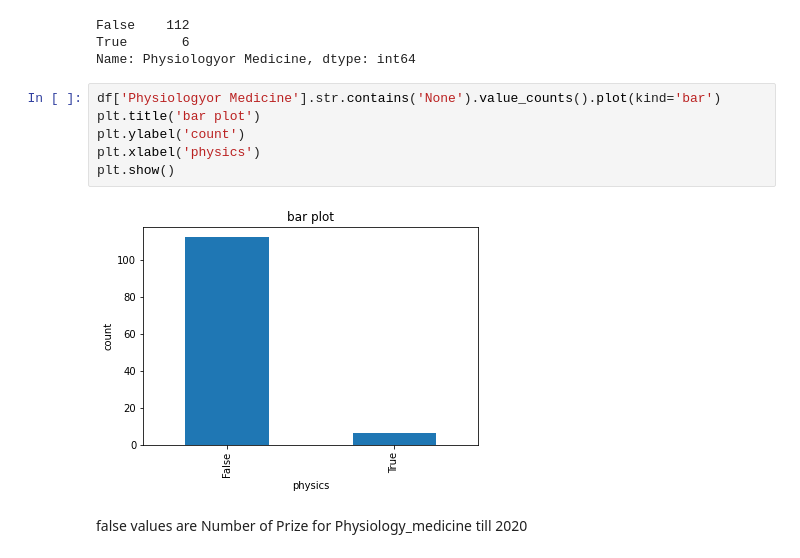
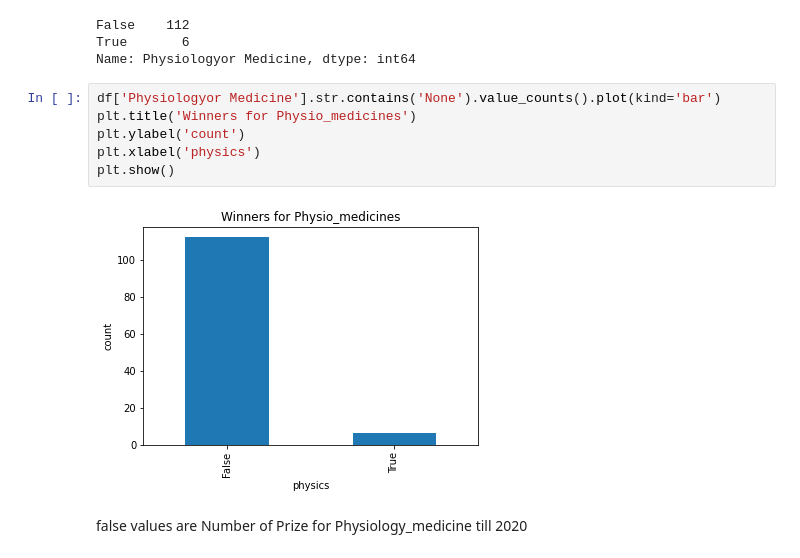
Before and after one commit to SwatiNighut/Web-Scrapping-on-Nobel-Prize-winner-List, a Jupyter notebook: Nobel prize project.ipynb, the cells around one changed output. Saved outputs shown, nothing was run; the diff lists cells and outputs as text.

```diff
--- a/Nobel prize project.ipynb
+++ b/Nobel prize project.ipynb
@@ -480,12 +476,12 @@ True       6
 Name: Physiologyor Medicine, dtype: int64
 # %%
 df['Physiologyor Medicine'].str.contains('None').value_counts().plot(kind='bar')
-plt.title('bar plot')
+plt.title('Winners for Physio_medicines')
 plt.ylabel('count')
 plt.xlabel('physics')
 plt.show()
 # %% [output]
-[figure, old version]
+[figure, new version]
 # %% [markdown]
 false values are Number of Prize for Physiology_medicine till 2020
 # %%
```
Also changed, not shown: parts of 5 cells of this notebook.
